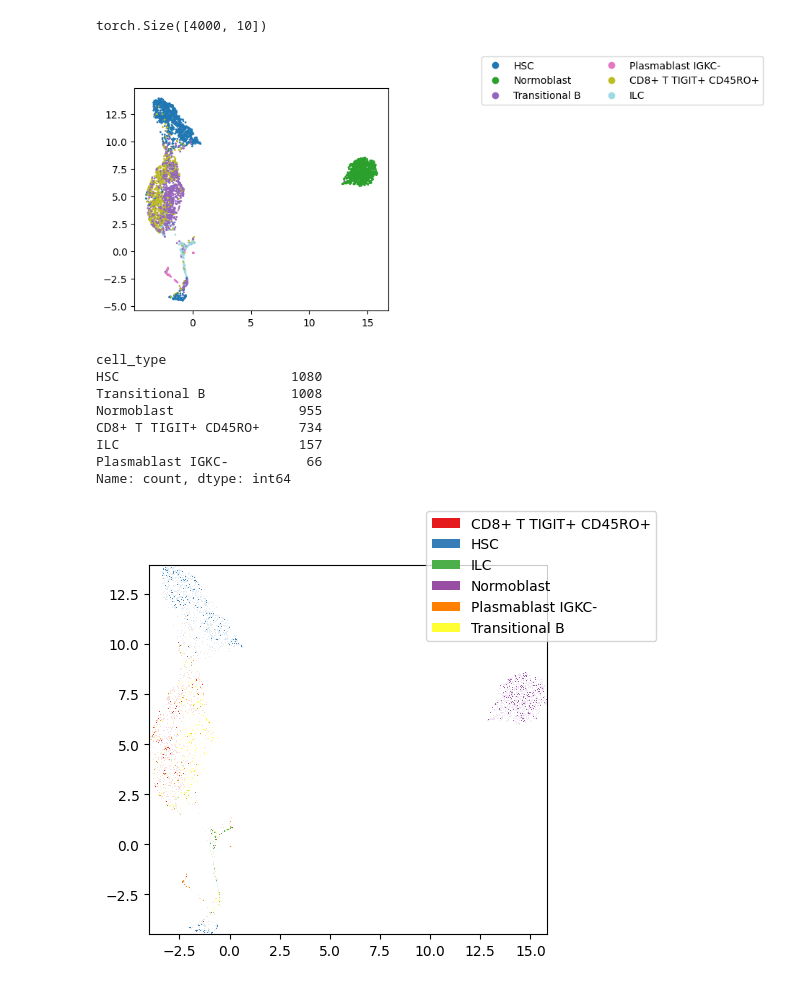
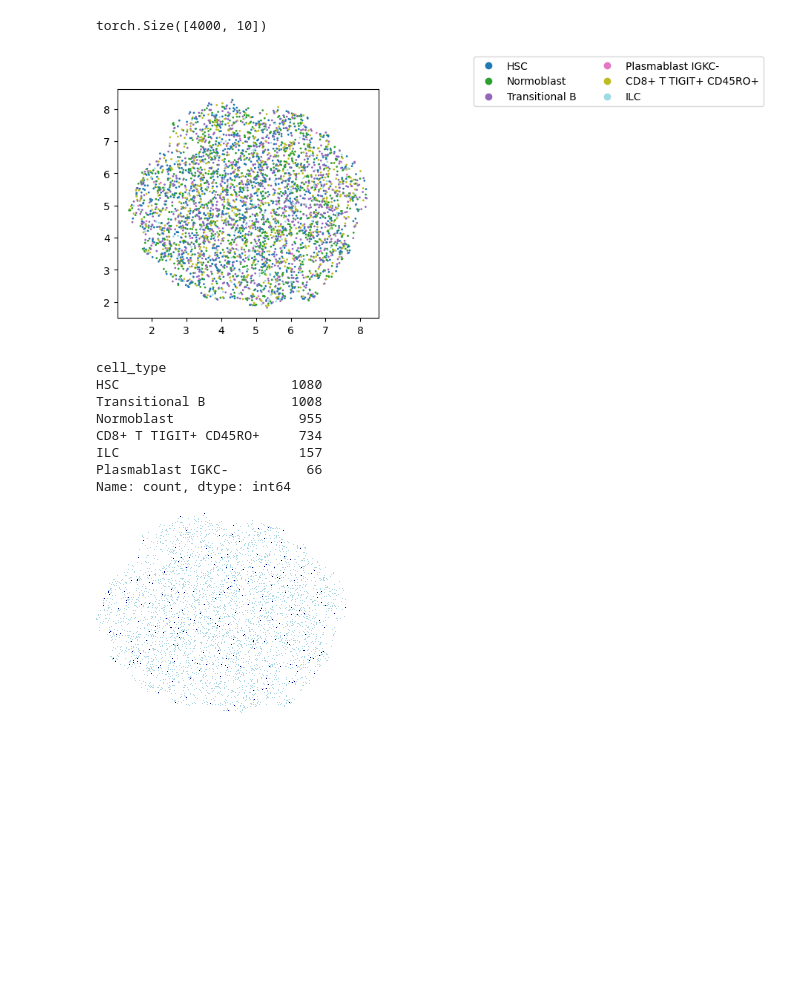
Before and after one commit to slietar/su-courses, a Jupyter notebook: deeplife/hackaton/notebook.ipynb, the cells around one changed output. Drawn from its saved outputs; the diff is of its cells as text; code cells hidden in the pictures; blank space fills up the shorter version.

```diff
--- a/deeplife/hackaton/notebook.ipynb
+++ b/deeplife/hackaton/notebook.ipynb
@@ -78,9 +79,13 @@ class FA(PyroModule):
     self.latent_factor_plate = pyro.plate('latent factors', self.latent_count, dim=-1)
 
   def model(self):
-    # with self.feature_plate:
-    #   tau = pyro.sample('tau', pyro.distributions.Gamma(2e2, 1e2))
-    #   eps = pyro.sample('eps', pyro.distributions.Normal(0, 1 / tau))
+    epss = []
+
+    for modality_index, modality_size in enumerate(data.shape[1] for data in self.datas):
+      with pyro.plate(f'feature_{modality_index}p', modality_size):
+        tau = pyro.sample(f'tau_{modality_index}', pyro.distributions.Gamma(1e-14, 1e-14))
+        eps = pyro.sample(f'eps_{modality_index}', pyro.distributions.Normal(0, 1 / (1e-10 + tau)))
+        epss.append(eps)
 
     with self.latent_factor_plate:
       with self.sample_plate:
@@ -91,9 +96,9 @@ class FA(PyroModule):
 
       for modality_index, modality_size in enumerate(data.shape[1] for data in self.datas):
         with pyro.plate(f'feature_{modality_index}', modality_size):
-          WS.append(pyro.sample(f'W{modality_index}', pyro.distributions.Normal(0., 1.)))
+          WS.append(pyro.sample(f'W{modality_index}', pyro.distributions.Normal(0, 1)))
 
-    Y_hat = [torch.matmul(Z, W.t()) for W in WS] # + eps[:, 0]
+    Y_hat = [torch.matmul(Z, W.t()) + epss[modality_index] for modality_index, W in enumerate(WS)]
 
     for modality_index, data in enumerate(self.datas):
       with pyro.plate(f'feature_{modality_index}_', data.shape[1]), pyro.plate(f'sample_{modality_index}', self.sample_count):
@@ -128,7 +133,7 @@ fa = FA([
   data_gene.X.toarray()
 ], latent_count=10)
 
-losses, guide = train(fa, epoch_count=100)
+losses, guide = train(fa, epoch_count=2)
 # %%
 result = guide()
 # %%
@@ -155,7 +160,7 @@ latent = result['Z'].detach()
 print(latent.size())
 
 reducer = umap.UMAP()
-embedding = reducer.fit_transform(latent)
+embedding = reducer.fit_transform(scale(latent))
 # %% [output]
 torch.Size([4000, 10])
 # %%
@@ -173,7 +178,7 @@ fig.legend(
   ncol=2
 );
 # %% [output]
-[figure, old version]
+[figure, new version]
 # %%
 pbmc.obs['cell_type'].value_counts()
 # %% [output]
@@ -188,24 +193,26 @@ Name: count, dtype: int64
 # %%
 import datashader
 from datashader.mpl_ext import dsshow, alpha_colormap
 # import pa
 
 df = pd.DataFrame(dict(
   x=embedding[:, 0],
   y=embedding[:, 1],
   cell_type=pd.Categorical(pbmc.obs['cell_type'])
 ))
 
-# cvs = datashader.Canvas(plot_width=850, plot_height=500)
-# agg = cvs.points(df, 'x', 'y')
-# img = datashader.tf.shade(agg)
+cvs = datashader.Canvas(plot_width=250, plot_height=200)
+agg = cvs.points(df, 'x', 'y')
+img = datashader.tf.shade(agg)
 
-fig, ax = plt.subplots()
-artist = dsshow(df, datashader.Point('x', 'y'), datashader.count_cat('cell_type'), ax=ax)
+# fig, ax = plt.subplots()
+# artist = dsshow(df, datashader.Point('x', 'y'), datashader.count_cat('cell_type'), ax=ax)
 
-fig.legend(
-  # *scatter.legend_elements(num=range(len(np.unique(pbmc.obs['cell_type_id']))), fmt=FuncFormatter(lambda x, y: cell_type_labels[x])),
-  handles=artist.get_legend_elements(),
-);
+# fig.legend(
+#   # *scatter.legend_elements(num=range(len(np.unique(pbmc.obs['cell_type_id']))), fmt=FuncFormatter(lambda x, y: cell_type_labels[x])),
+#   handles=artist.get_legend_elements(),
+# )
+
+datashader.utils.export_image(img, filename='output')
 # %% [output]
-[figure, old version]
+[figure, new version]
```
Also changed, not shown: parts of 2 cells of this notebook.
